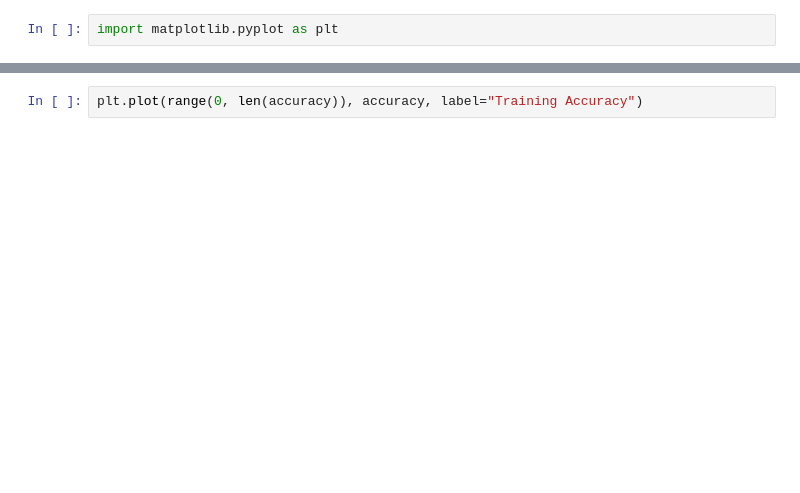
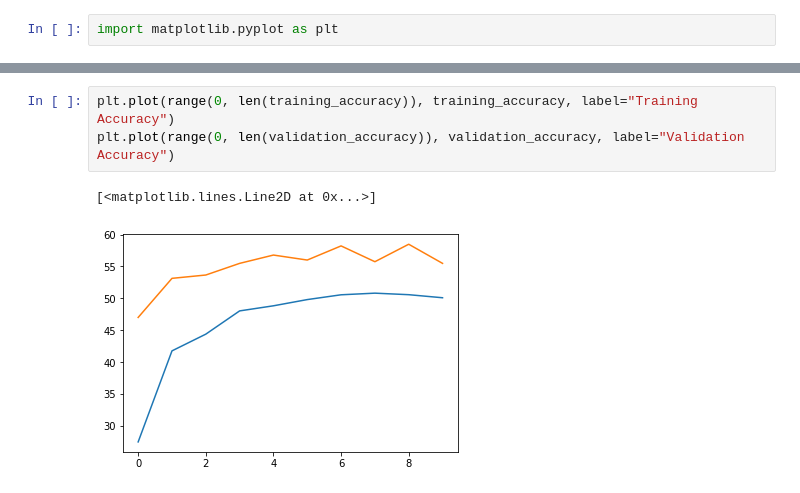
Before and after one commit to imdeepmind/BrandLogoDetection, a Jupyter notebook: model.ipynb, the cells around one changed output, grey strips where cells are left out. Saved outputs shown, nothing was run; the diff lists cells and outputs as text; blank space fills up the shorter version.

```diff
--- a/model.ipynb
+++ b/model.ipynb
@@ -113,2 +187,6 @@ plt.plot(range(0, len(losses)), losses, label="Training Loss")
 # %%
-plt.plot(range(0, len(accuracy)), accuracy, label="Training Accuracy")
+plt.plot(range(0, len(training_accuracy)), training_accuracy, label="Training Accuracy")
+plt.plot(range(0, len(validation_accuracy)), validation_accuracy, label="Validation Accuracy")
+# %% [output]
+[<matplotlib.lines.Line2D at 0x...>]
+[figure, added]
```
Also changed, not shown: parts of 8 cells of this notebook.
